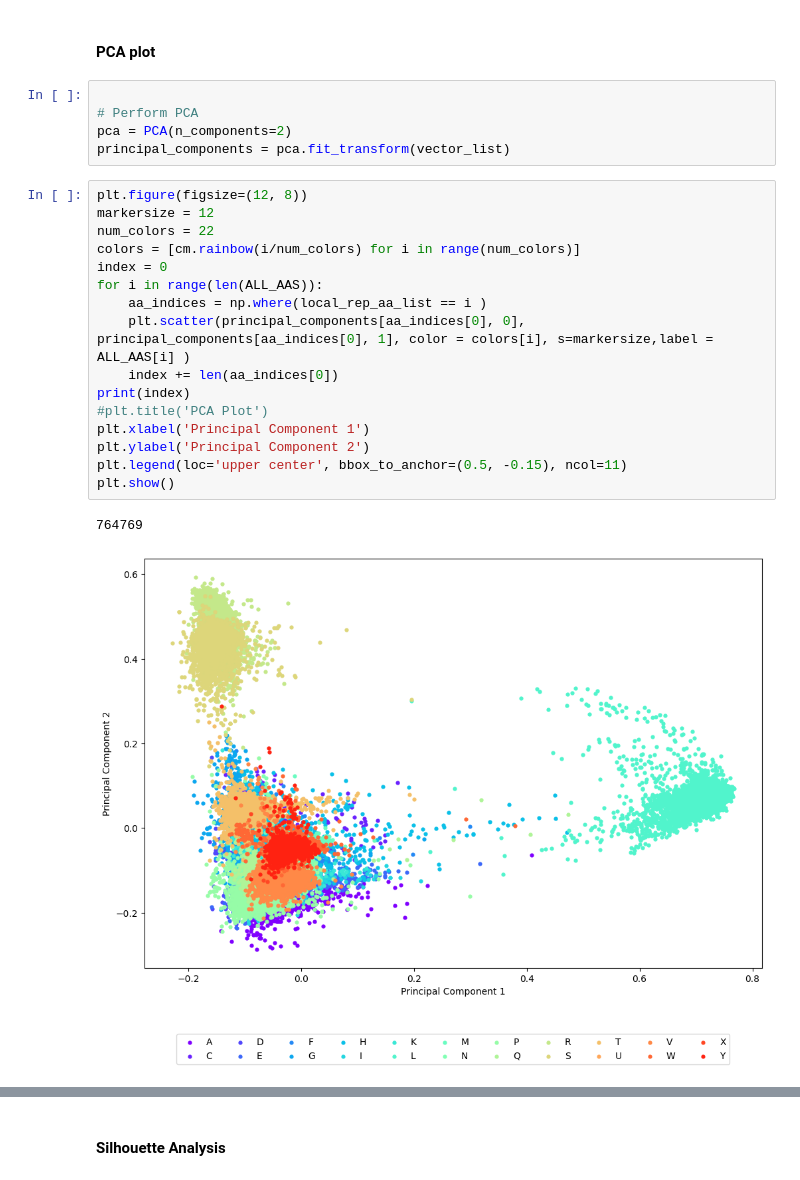
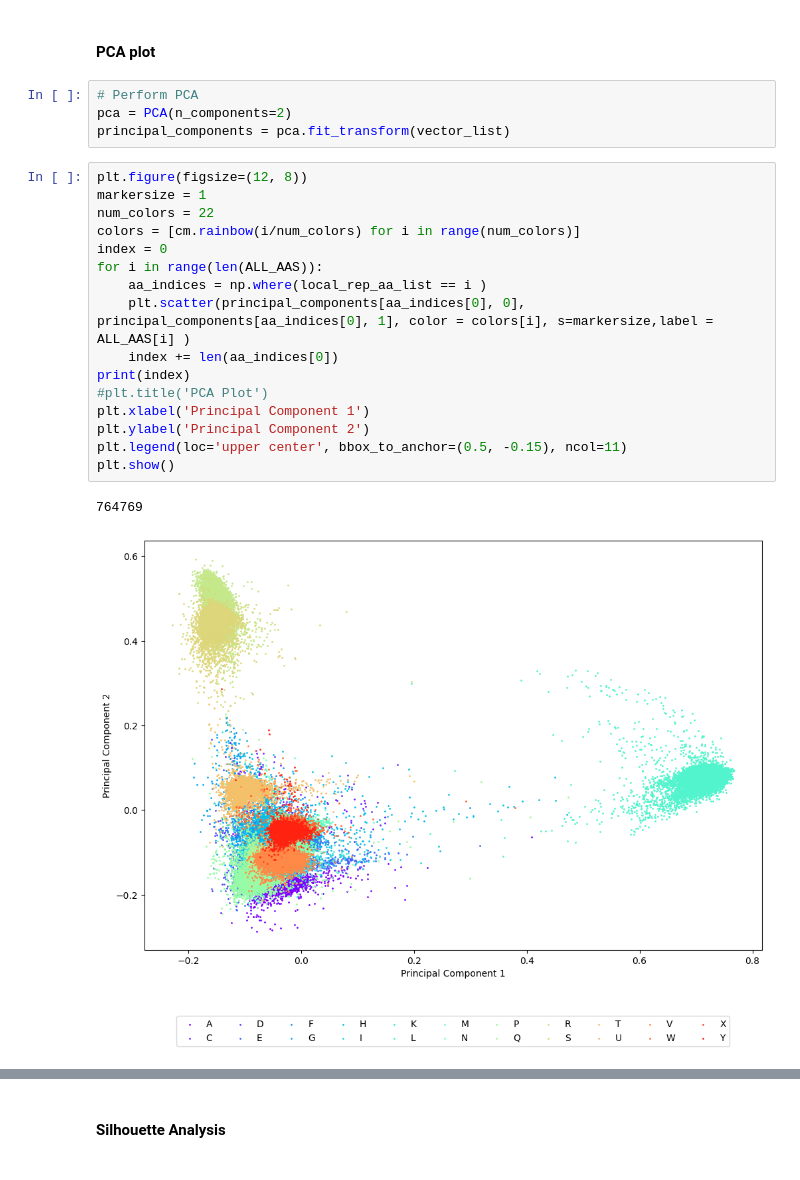
Before and after one commit to furkanakkurt1335/549-term-project, a Jupyter notebook: protein_embeddings/visualize_embeddings.ipynb, the cells around one changed output, grey strips where cells are left out. Cells and saved outputs as stored; diff of their text form.

```diff
--- a/protein_embeddings/visualize_embeddings.ipynb
+++ b/protein_embeddings/visualize_embeddings.ipynb
@@ -79,26 +79,25 @@ array([ 0,  1,  2,  3,  4,  5,  6,  7,  8,  9, 10, 11, 12, 13, 14, 15, 16,
 # %% [markdown]
 #### PCA plot
 # %%
-
 # Perform PCA
 pca = PCA(n_components=2)
 principal_components = pca.fit_transform(vector_list)
 # %%
 plt.figure(figsize=(12, 8))
-markersize = 12
+markersize = 1
 num_colors = 22
 colors = [cm.rainbow(i/num_colors) for i in range(num_colors)]
 index = 0
 for i in range(len(ALL_AAS)):
     aa_indices = np.where(local_rep_aa_list == i )
     plt.scatter(principal_components[aa_indices[0], 0], principal_components[aa_indices[0], 1], color = colors[i], s=markersize,label = ALL_AAS[i] )
     index += len(aa_indices[0])
 print(index)
 #plt.title('PCA Plot')
 plt.xlabel('Principal Component 1')
 plt.ylabel('Principal Component 2')
 plt.legend(loc='upper center', bbox_to_anchor=(0.5, -0.15), ncol=11)
 plt.show()
 # %% [output]
 764769
-[figure, old version]
+[figure, new version]
```
Also changed, not shown: parts of 5 cells of this notebook.
